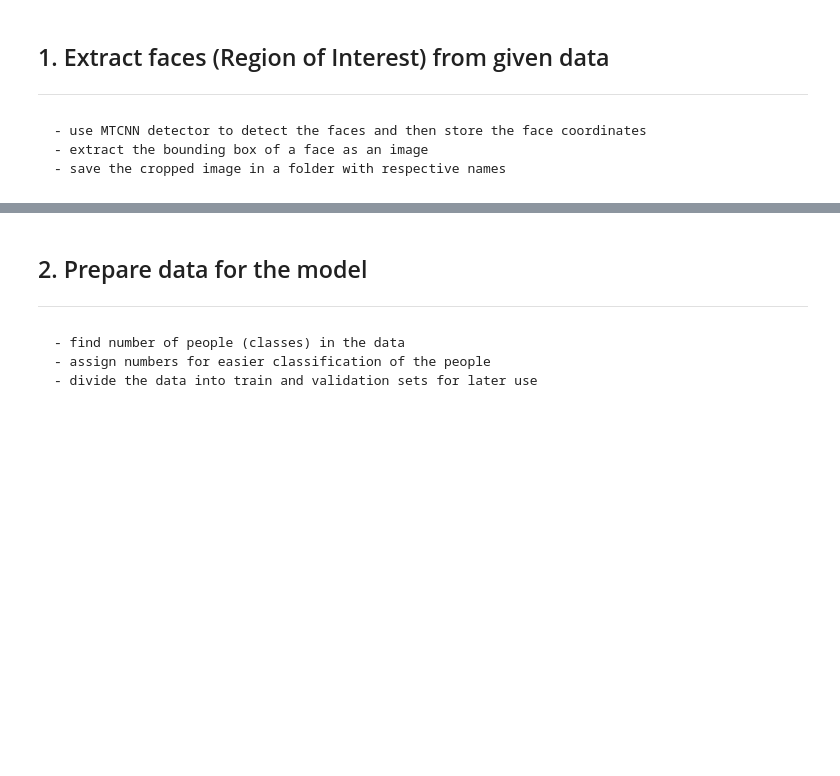
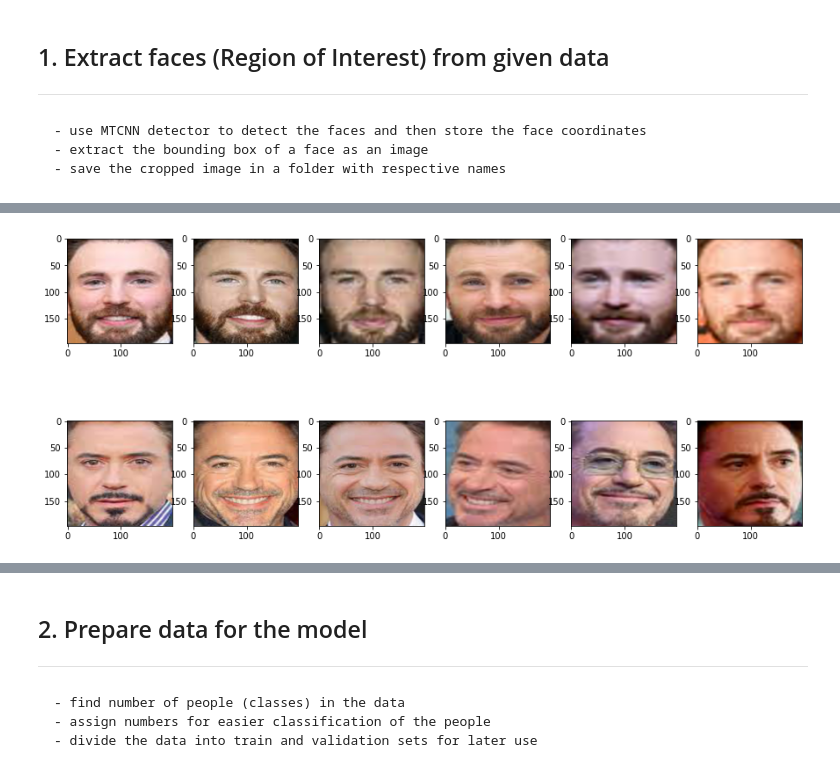
Before and after one commit to nikhilreddy3888/Face-Recognition, a Jupyter notebook: Face_Recognition_WS.ipynb, the cells around one changed output, grey strips where cells are left out. Drawn from its saved outputs; the diff is of its cells as text; code cells hidden in the pictures; blank space fills up the shorter version.

Commit message:
With folder required

```diff
--- a/Face_Recognition_WS.ipynb
+++ b/Face_Recognition_WS.ipynb
@@ -143,15 +154,13 @@ plt.imshow(test_extract_face)
 # %%
-""" Cell 9 just a demo how for loops work in Cell 10"""
-
-
 # Read Image
-train_folders_path = 'team_images/*/'
+train_folders_path = 'team/*/'
 all_images = glob(train_folders_path + "*.jpg")
 all_images += glob(train_folders_path + "*.png")
 all_images += glob(train_folders_path + "*.jpeg")
 all_images += glob(train_folders_path + "*.JPG")
 all_images += glob(train_folders_path + "*.PNG")
 all_images += glob(train_folders_path + "*.JPEG")
+all_images += glob(train_folders_path + "*.jfif")
 all_images.sort()
 
 print(all_images)
@@ -163,8 +172,6 @@ plt.rcParams["figure.figsize"] = (15,7)
 f, axarr = plt.subplots(2,6)
 i, j = 0, 0
 
-""" Demo Snippet """
-
 for im in all_images:
     cropped_im = extract_face(im)
     if cropped_im == 0:
@@ -174,3 +181,4 @@ for im in all_images:
         j+=1
         if j == 6:
           i, j = 1, 0
+# %% [output]
@@ -177 +202,2 @@ for im in all_images:
+[figure, added]
 # %%
```
Also changed, not shown: parts of 27 cells of this notebook, 30 other files.
